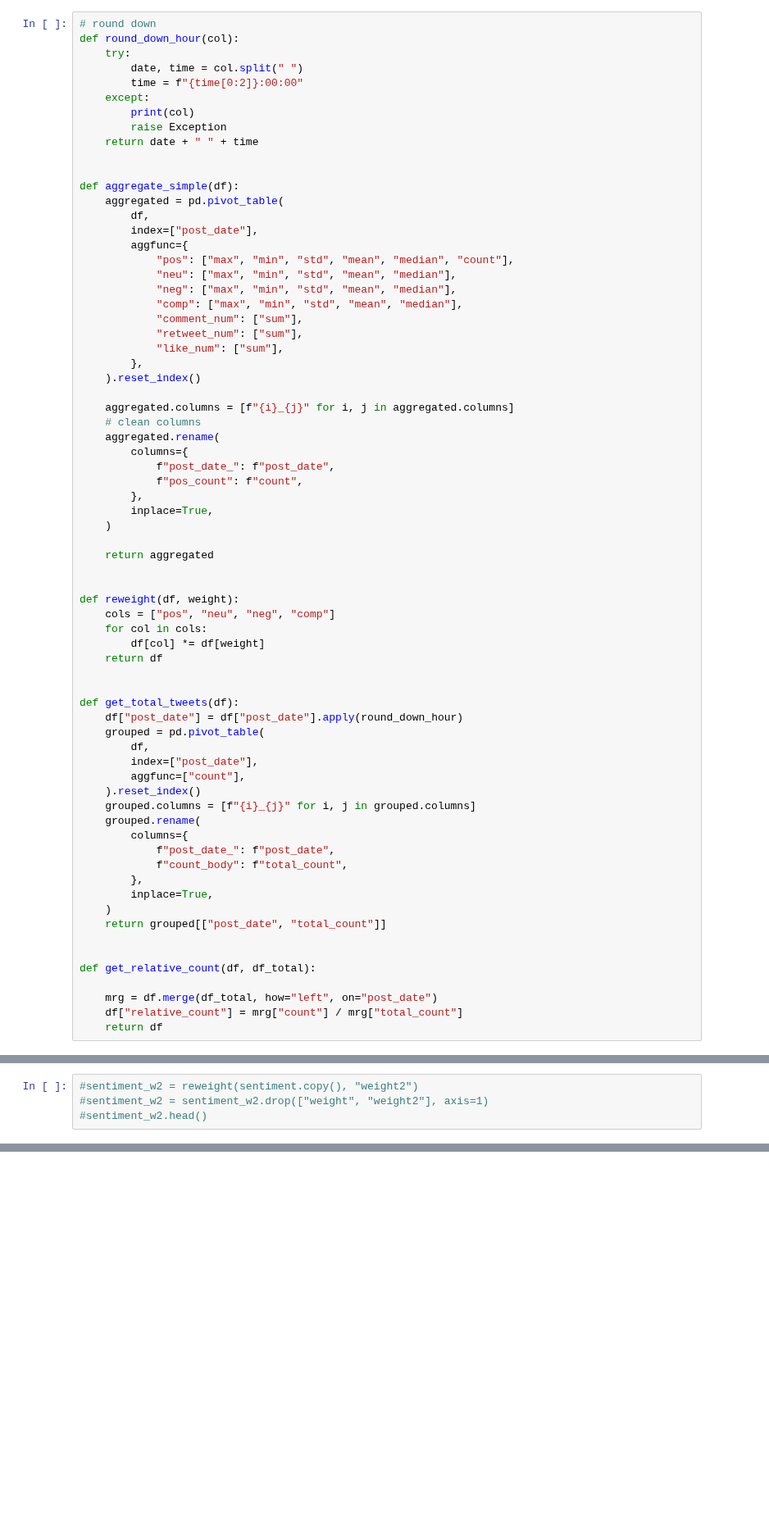
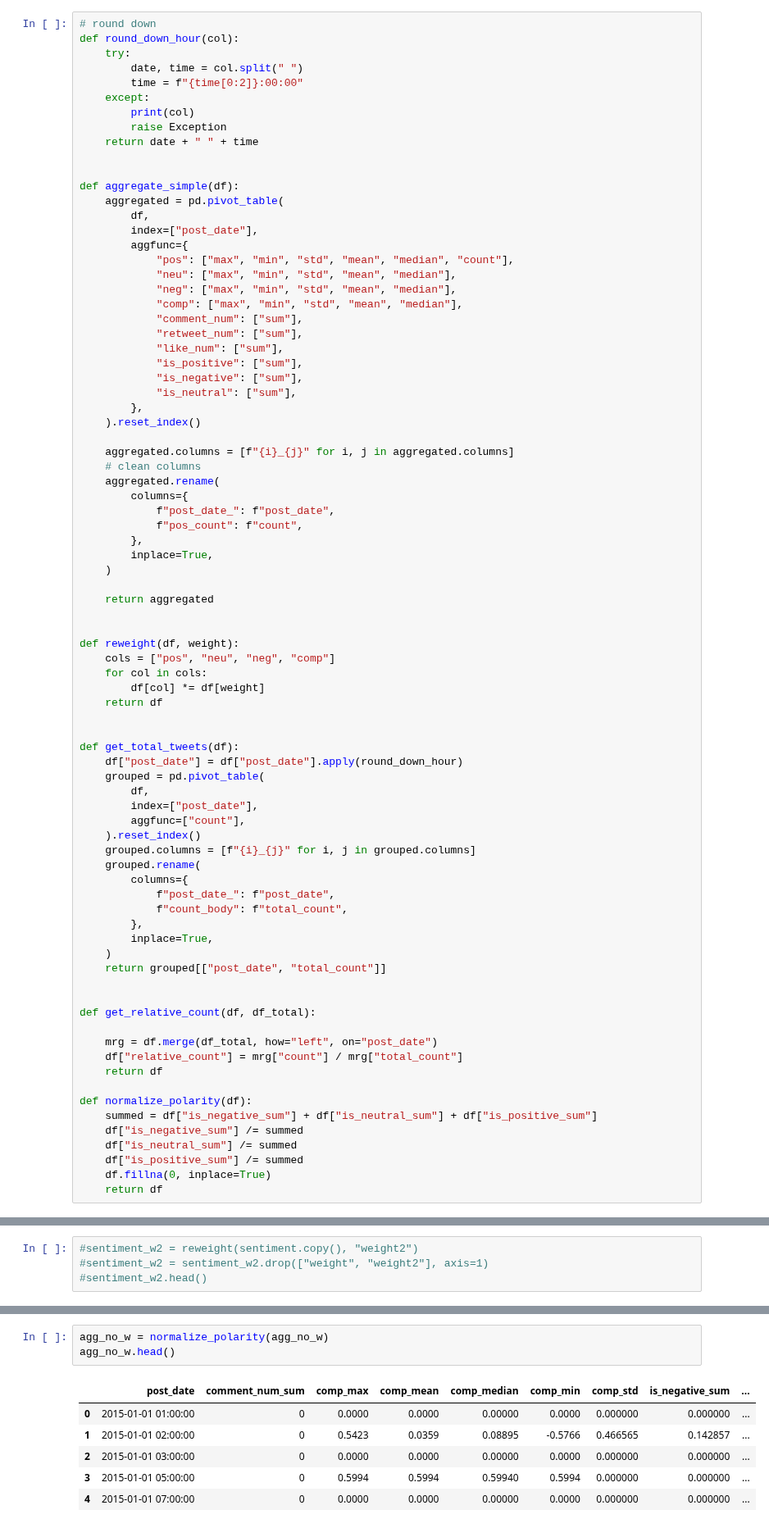
Before and after one commit to PatrykML/twitter_sentiment_stock_prediction, a Jupyter notebook: data_cleaning/aggregation.ipynb, the cells around one changed output, grey strips where cells are left out. Shown at 82% size. Cells and saved outputs as stored; diff of their text form; blank space fills up the shorter version.

```diff
--- a/data_cleaning/aggregation.ipynb
+++ b/data_cleaning/aggregation.ipynb
@@ -149,6 +212,9 @@ def aggregate_simple(df):
             "comment_num": ["sum"],
             "retweet_num": ["sum"],
             "like_num": ["sum"],
+            "is_positive": ["sum"],
+            "is_negative": ["sum"],
+            "is_neutral": ["sum"],
         },
     ).reset_index()
 
@@ -195,6 +261,14 @@ def get_relative_count(df, df_total):
     mrg = df.merge(df_total, how="left", on="post_date")
     df["relative_count"] = mrg["count"] / mrg["total_count"]
     return df
+
+def normalize_polarity(df):
+    summed = df["is_negative_sum"] + df["is_neutral_sum"] + df["is_positive_sum"]
+    df["is_negative_sum"] /= summed
+    df["is_neutral_sum"] /= summed
+    df["is_positive_sum"] /= summed
+    df.fillna(0, inplace=True)
+    return df
 # %%
 total_tweets = get_total_tweets(tweets_main)
 total_tweets.head()
@@ -242,3 +308,13 @@ agg_no_w = aggregate_simple(sentiment_no_weight)
 agg_no_w = get_relative_count(agg_no_w, total_tweets)
 # std is NaN when count is 1
 agg_no_w = agg_no_w.fillna(0)
+# %%
+agg_no_w = normalize_polarity(agg_no_w)
+agg_no_w.head()
+# %% [output]
+|  | post_date | comment_num_sum | comp_max | comp_mean | comp_median | comp_min | comp_std | is_negative_sum | ... |
+| 0 | 2015-01-01 01:00:00 | 0 | 0.0000 | 0.0000 | 0.00000 | 0.0000 | 0.000000 | 0.000000 | ... |
+| 1 | 2015-01-01 02:00:00 | 0 | 0.5423 | 0.0359 | 0.08895 | -0.5766 | 0.466565 | 0.142857 | ... |
+| 2 | 2015-01-01 03:00:00 | 0 | 0.0000 | 0.0000 | 0.00000 | 0.0000 | 0.000000 | 0.000000 | ... |
+| 3 | 2015-01-01 05:00:00 | 0 | 0.5994 | 0.5994 | 0.59940 | 0.5994 | 0.000000 | 0.000000 | ... |
+| 4 | 2015-01-01 07:00:00 | 0 | 0.0000 | 0.0000 | 0.00000 | 0.0000 | 0.000000 | 0.000000 | ... |
```
Also changed, not shown: parts of 29 cells of this notebook, 12 other files.
